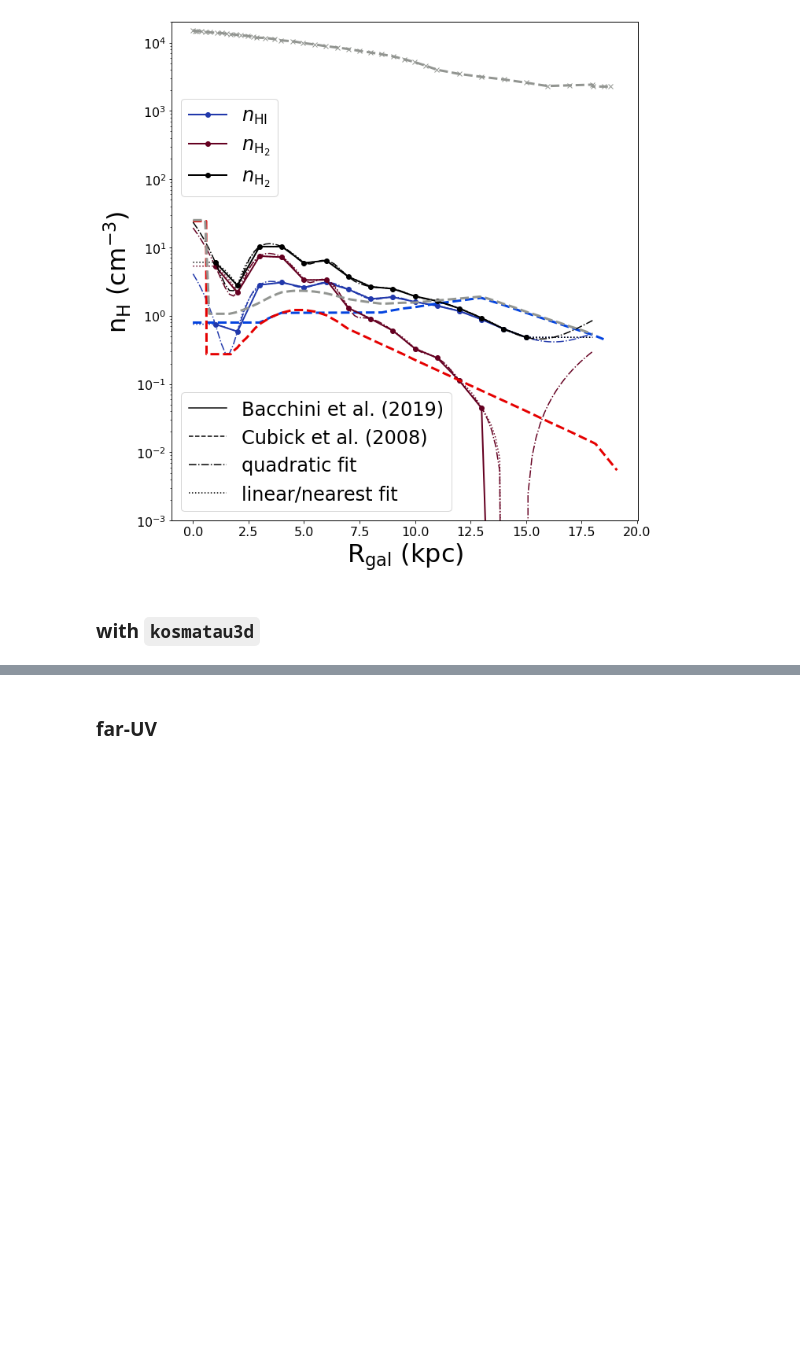
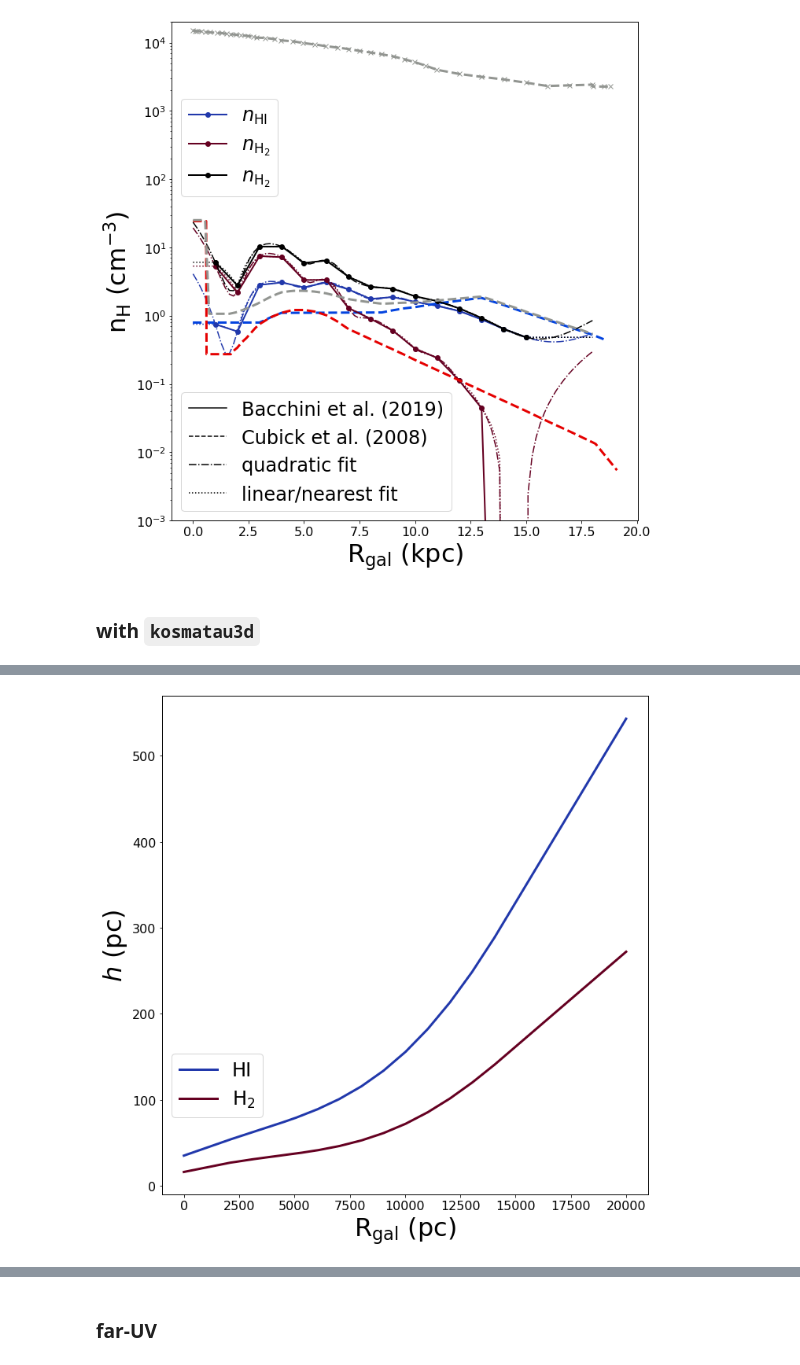
Before and after one commit to CraigYanitski/kosmatau3d, a Jupyter notebook: notebooks/full model/model_inspection.ipynb, the cells around one changed output, grey strips where cells are left out. Cells and saved outputs as stored; diff of their text form; code cells hidden in the pictures; blank space fills up the shorter version.

```diff
--- a/notebooks/full model/model_inspection.ipynb
+++ b/notebooks/full model/model_inspection.ipynb
@@ -453,0 +445,16 @@ fig.tight_layout()
+# %%
+r_new = np.linspace(0, 20000, num=1000)
+hi_height = models.interpolations.hi_scale_height(r_new)
+h2_height = models.interpolations.h2_scale_height(r_new)
+
+fig, ax = plt.subplots(figsize=(10, 10))
+ax.plot(r_new, hi_height, c='xkcd:sapphire', lw=3, label=r'HI')
+ax.plot(r_new, h2_height, c='xkcd:maroon', lw=3, label=r'H$_2$')
+ax.set_xlabel(r'R$_\mathrm{gal}$ (pc)', fontsize=32)
+ax.set_ylabel(r'$h$ (pc)', fontsize=32)
+ax.legend(fontsize=24, loc=(0.02, 0.155))
+ax.tick_params(labelsize=16)
+fig.tight_layout()
+plt.savefig('plots/scale-height_dist.png')
+# %% [output]
+[figure, added]
```
Also changed, not shown: parts of 8 cells of this notebook, 1 other file.
